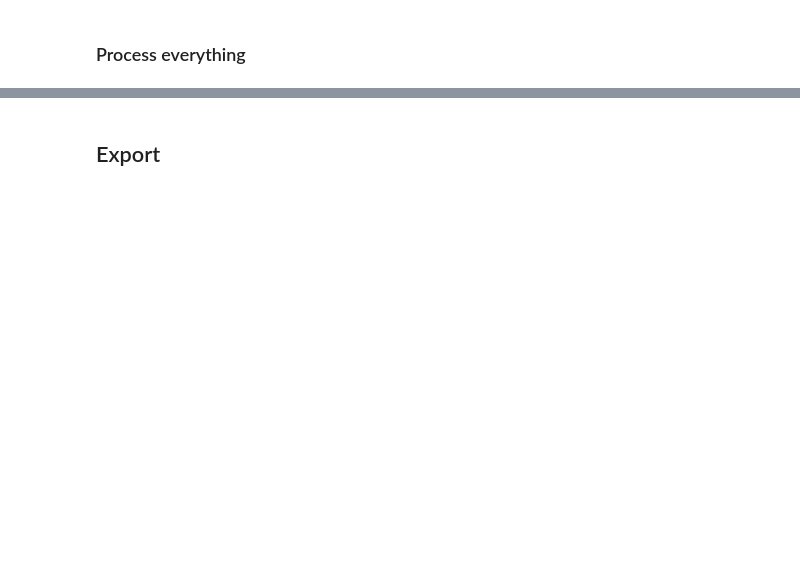
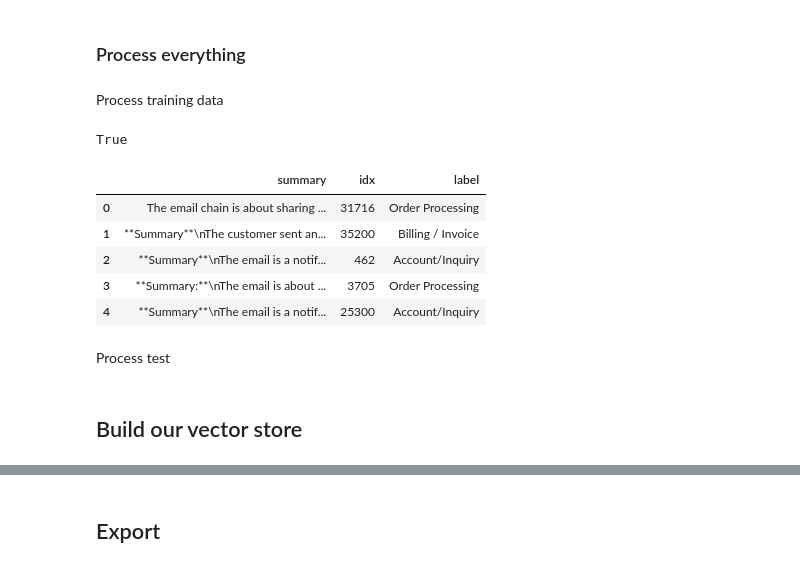
Before and after one commit to cah-jake-bergren/customer_service_email_classification, a Jupyter notebook: nbs/experiments/07_split_processing.ipynb, the cells around one changed output, grey strips where cells are left out. Saved outputs shown, nothing was run; the diff lists cells and outputs as text; code cells hidden in the pictures; blank space fills up the shorter version.

Commit message:
Checkpointing processing progress

```diff
--- a/nbs/experiments/07_split_processing.ipynb
+++ b/nbs/experiments/07_split_processing.ipynb
@@ -234,19 +228,24 @@ llm.batch()
 @quota_handler
 def batch_predict(prompts: List[Dict[str, str]], chain: RunnableSequence) -> List[str]:
     return chain.batch(prompts)
+# %% [markdown]
+Process training data
 # %%
-train_summaries = []
+## Takes about 1.25 hours
+# train_summaries = []
 
-pbar = tqdm(total=len(training_emails), ncols=80, leave=True)
+# pbar = tqdm(total=len(training_emails), ncols=80, leave=True)
 
-try:
-    for batch in get_batches(training_emails, 5):
-        batch_prompts = [format_email_for_train_summary(e, descriptions_dict) for e in batch]
-        train_summaries.extend(batch_predict(batch_prompts, train_processing_chain))
-        pbar.update(len(batch))
-except:
-    pass
-finally:
-    pbar.close()
+# try:
+#     for batch in get_batches(training_emails, 5):
+#         batch_prompts = [format_email_for_train_summary(e, descriptions_dict) for e in batch]
+#         train_summaries.extend(batch_predict(batch_prompts, train_processing_chain))
+#         pbar.update(len(batch))
+# except:
+#     pass
+# finally:
+#     pbar.close()
 
-len(train_summaries) == len(training_emails)
+# len(train_summaries) == len(training_emails)
+# %% [output]
+True
@@ -252,0 +264,15 @@ len(train_summaries) == len(training_emails)
+# %%
+train_summary_df = pd.read_csv(
+    f'gs://{PROJECT_BUCKET}/{TEJAS_PREFIX}/split_train_summaries.csv',
+    usecols=['summary', 'idx', 'label']
+    )
+train_summary_df.head()
+# %% [output]
+|  | summary | idx | label |
+| 0 | The email chain is about sharing ... | 31716 | Order Processing |
+| 1 | **Summary**\nThe customer sent an... | 35200 | Billing / Invoice |
+| 2 | **Summary**\nThe email is a notif... | 462 | Account/Inquiry |
+| 3 | **Summary:**\nThe email is about ... | 3705 | Order Processing |
+| 4 | **Summary**\nThe email is a notif... | 25300 | Account/Inquiry |
+# %% [markdown]
+Process test
@@ -252,0 +313,2 @@ len(train_summaries) == len(training_emails)
+# %% [markdown]
+## Build our vector store
```
Also changed, not shown: parts of 32 cells of this notebook, 6 other files.
